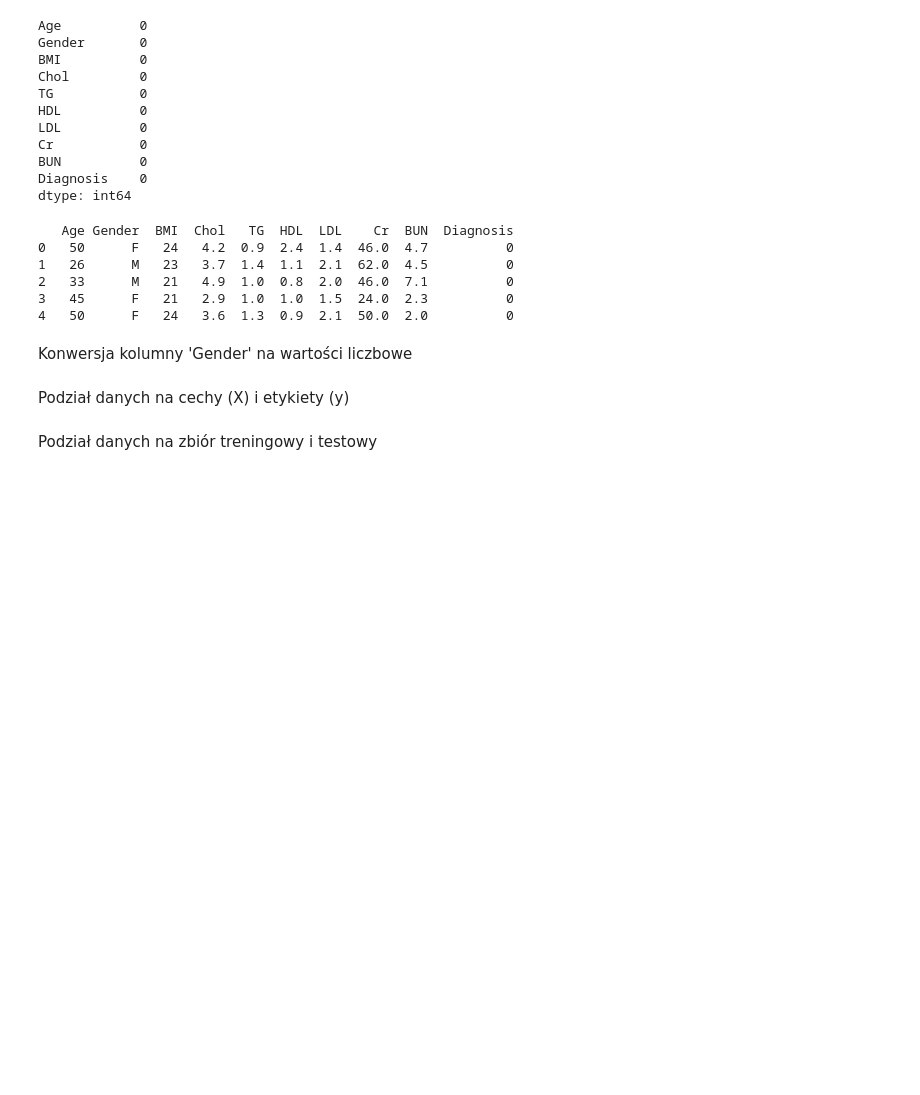
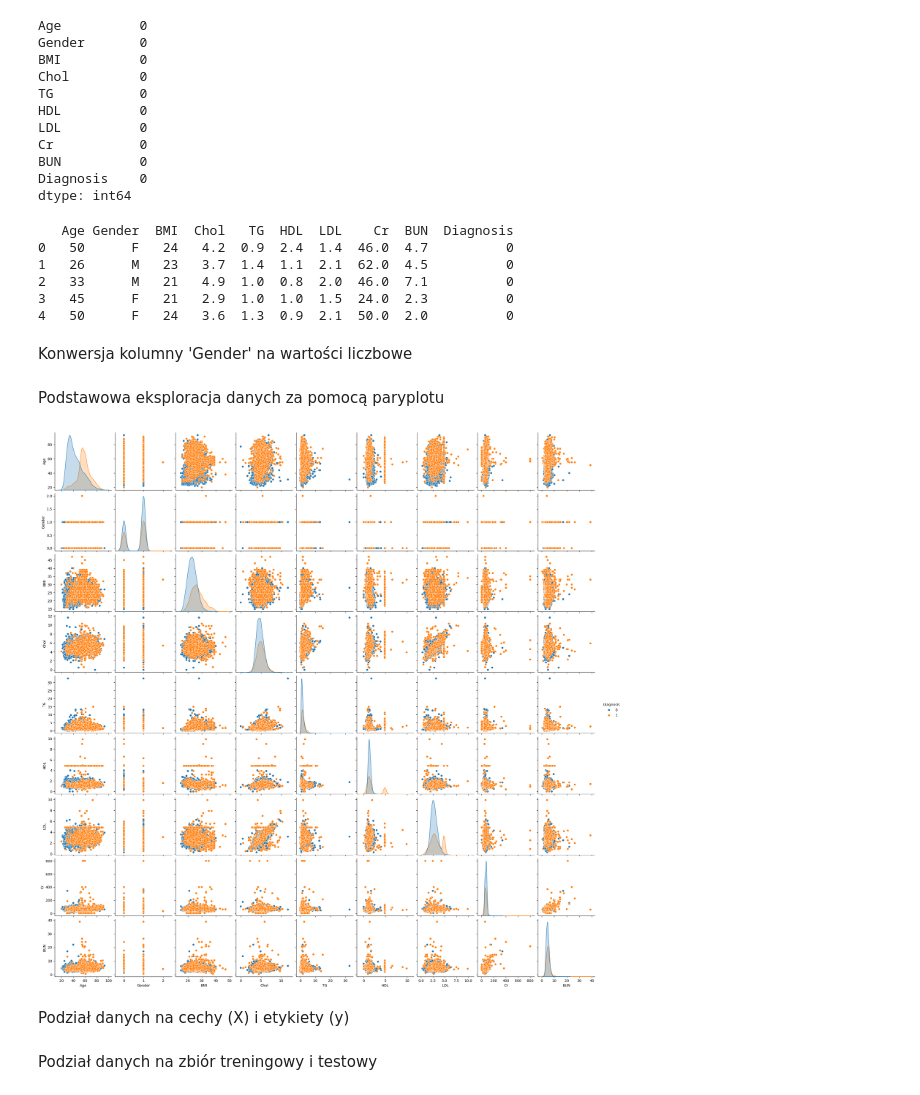
Before and after one commit to krukemilia/UM_health_test_by_blood, a Jupyter notebook: health_test.ipynb, the cells around one changed output. Cells and saved outputs as stored; diff of their text form; code cells hidden in the pictures; blank space fills up the shorter version.

Commit message:
Add some plots

```diff
--- a/health_test.ipynb
+++ b/health_test.ipynb
@@ -43,6 +44,14 @@ Konwersja kolumny 'Gender' na wartości liczbowe
 # %%
 label_encoder = LabelEncoder()
 df['Gender'] = label_encoder.fit_transform(df['Gender'])
+# %% [markdown]
+Podstawowa eksploracja danych za pomocą paryplotu
+# %%
+sns.pairplot(df, hue='Diagnosis')
+
+plt.show()
+# %% [output]
+[figure, added]
 # %% [markdown]
 Podział danych na cechy (X) i etykiety (y)
 # %%
```
Also changed, not shown: parts of 6 cells of this notebook.
